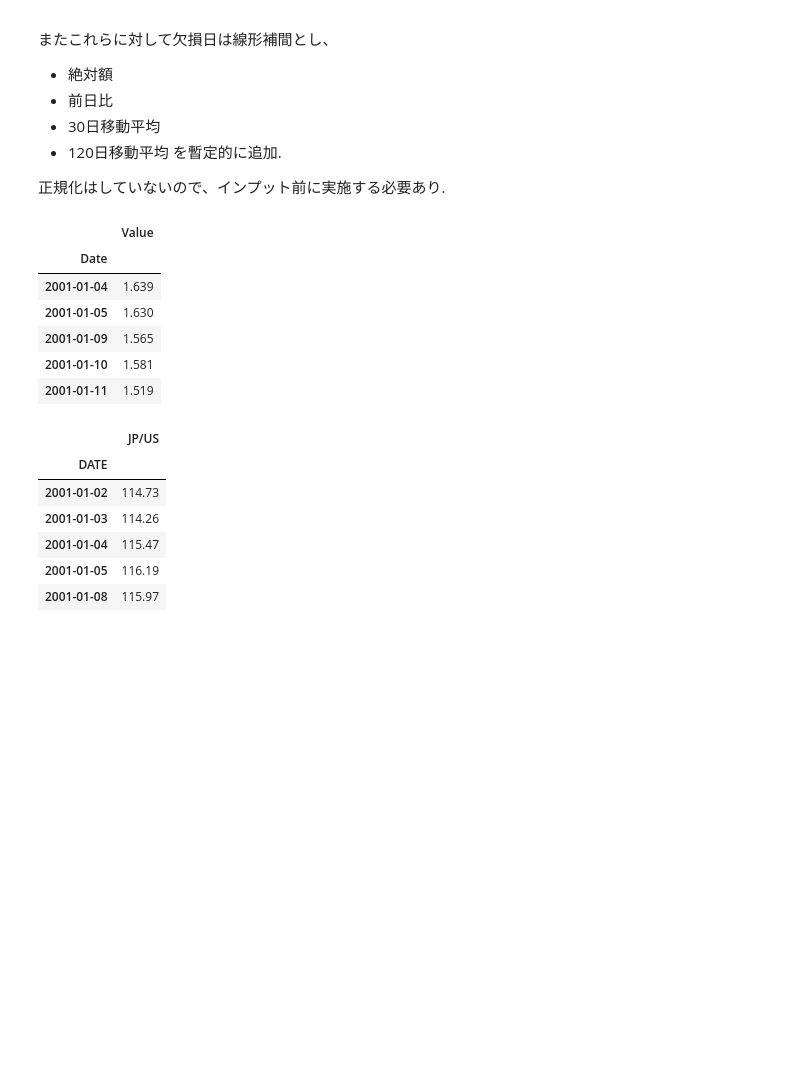
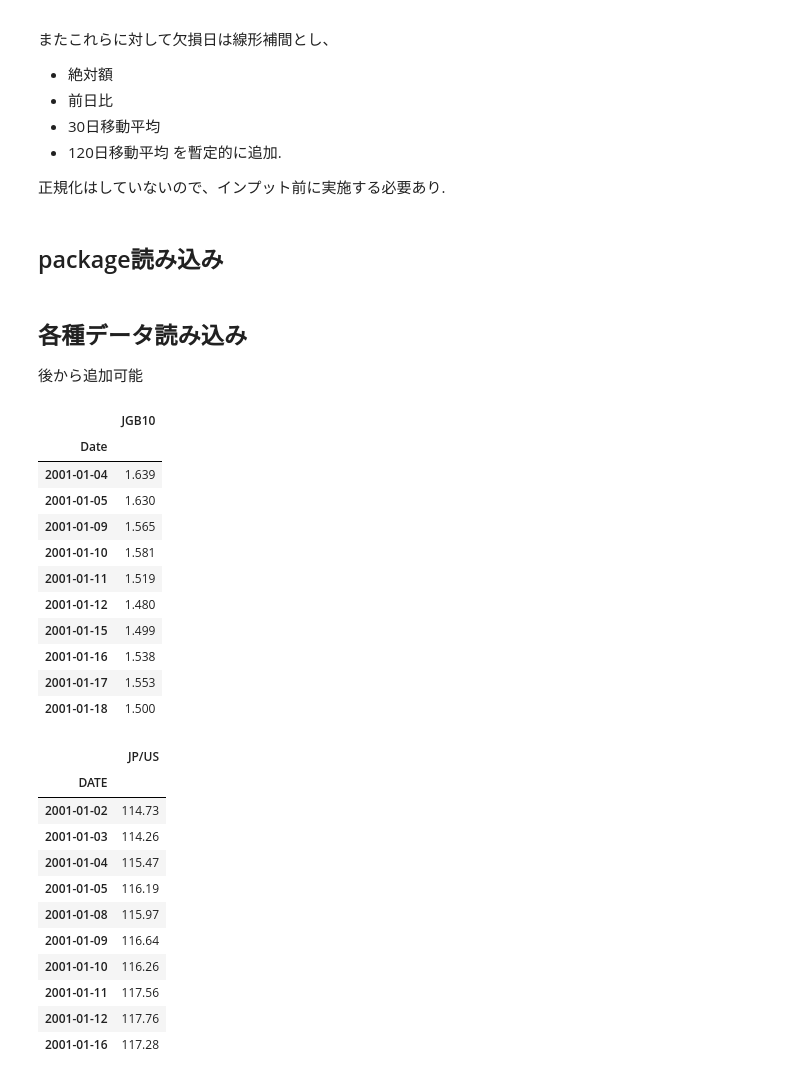
Before and after one commit to ftai/ftai, a Jupyter notebook: src/TestInputDataCreate.ipynb, the cells around one changed output. Cells and saved outputs as stored; diff of their text form; code cells hidden in the pictures; blank space fills up the shorter version.

```diff
--- a/src/TestInputDataCreate.ipynb
+++ b/src/TestInputDataCreate.ipynb
@@ -19,29 +19,39 @@
 を暫定的に追加.
 
 正規化はしていないので、インプット前に実施する必要あり.
+# %% [markdown]
+## package読み込み
 # %%
 import quandl as ql
 import pandas as pd
 # %%
 ql.ApiConfig.api_key = 'CbzNMfBFSFEFsiNNAe97' # APIKeyを置かないと取得制限
+# %% [markdown]
+## 各種データ読み込み
+後から追加可能
 # %%
 # 日本国債金利(10年)
 df_Interest_JP = ql.get('MOFJ/INTEREST_RATE_JAPAN_10Y', start_date='2001-01-01')
 df_Interest_JP.columns = ["JGB10"]
-df_Interest_JP.head(5)
+df_Interest_JP.head(10)
 # %% [output]
-|  | Value |
+|  | JGB10 |
 | Date |  |
 | 2001-01-04 | 1.639 |
 | 2001-01-05 | 1.630 |
 | 2001-01-09 | 1.565 |
 | 2001-01-10 | 1.581 |
 | 2001-01-11 | 1.519 |
+| 2001-01-12 | 1.480 |
+| 2001-01-15 | 1.499 |
+| 2001-01-16 | 1.538 |
+| 2001-01-17 | 1.553 |
+| 2001-01-18 | 1.500 |
 # %%
 # USD/JPY
 df_JPYUSD = ql.get('FRED/DEXJPUS', start_date='2001-01-01')
 df_JPYUSD.columns = ["JP/US"]
-df_JPYUSD.head(5)
+df_JPYUSD.head(10)
 # %% [output]
 |  | JP/US |
 | DATE |  |
@@ -50,6 +60,11 @@ df_JPYUSD.head(5)
 | 2001-01-04 | 115.47 |
 | 2001-01-05 | 116.19 |
 | 2001-01-08 | 115.97 |
+| 2001-01-09 | 116.64 |
+| 2001-01-10 | 116.26 |
+| 2001-01-11 | 117.56 |
+| 2001-01-12 | 117.76 |
+| 2001-01-16 | 117.28 |
 # %%
 # 日経平均株価
 df_STOCKJP = ql.get('NIKKEI/INDEX'+".4", start_date='2001-01-01')
```
Also changed, not shown: parts of 21 cells of this notebook.
